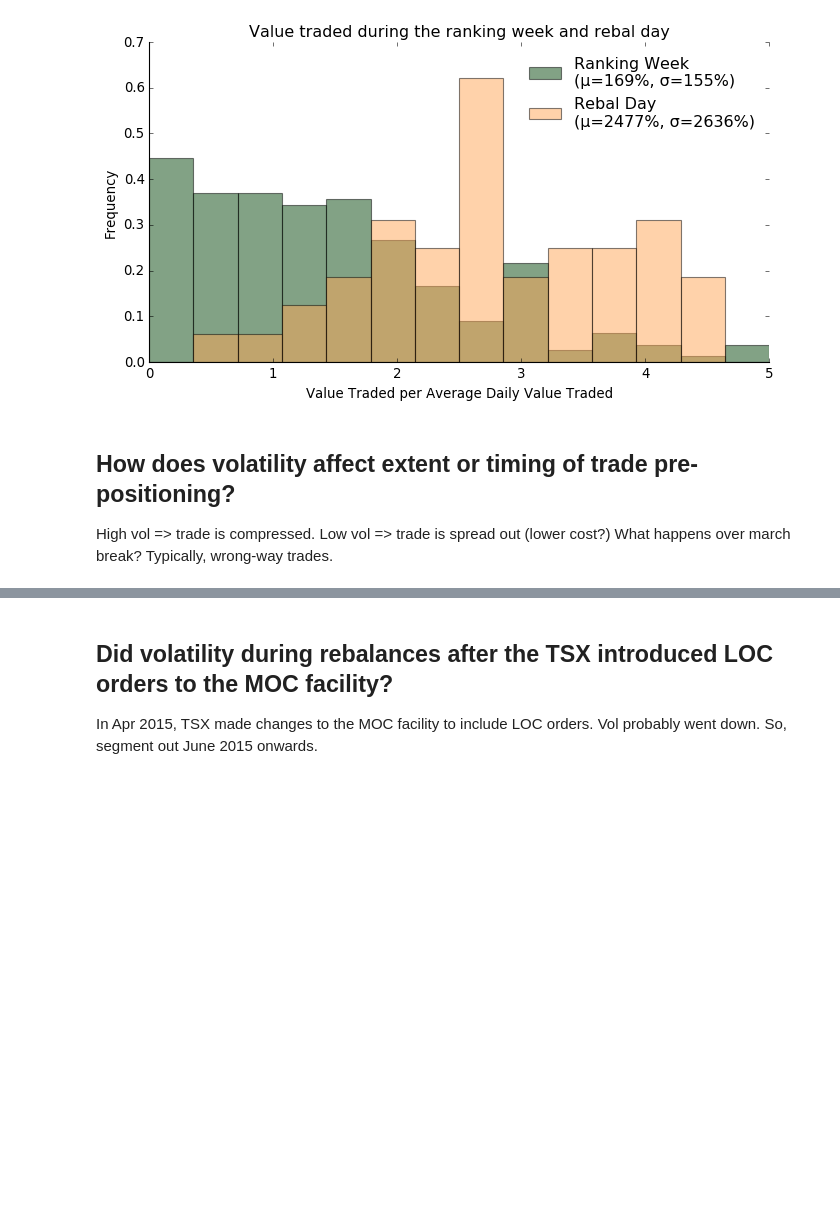
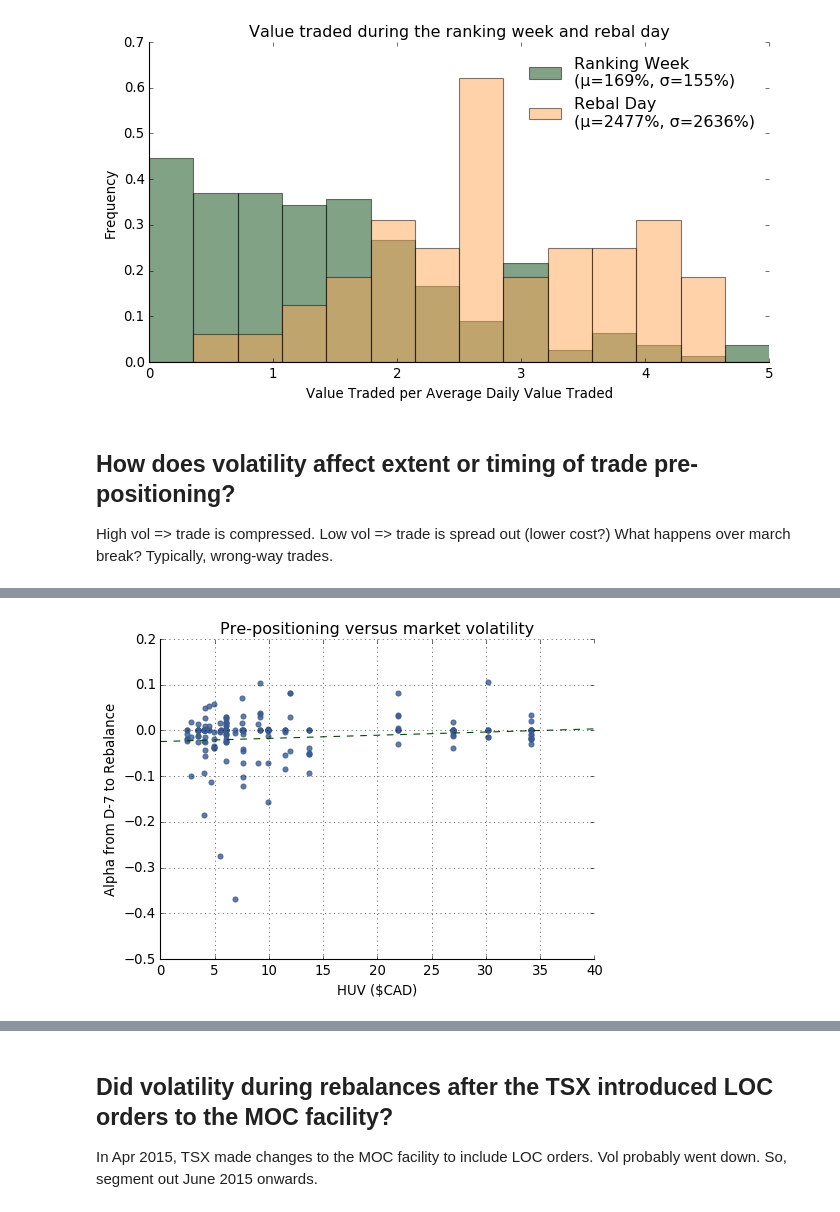
Before and after one commit to ebryce/Portfolio-Risk, a Jupyter notebook: thesis.ipynb, the cells around one changed output, grey strips where cells are left out. Drawn from its saved outputs; the diff is of its cells as text; code cells hidden in the pictures; blank space fills up the shorter version.

```diff
--- a/thesis.ipynb
+++ b/thesis.ipynb
@@ -682,7 +697,97 @@ plt.show()
 fig.savefig('\\'.join(overleaf+['ADV.png']))
 # %% [output]
 [figure]
+# %%
+if 'pct_adv_ranking' in df.columns:
+    df.drop(['pct_adv_ranking'], axis=0, inplace=True)
+df = df.merge(adv_ranking[['ticker','pct_adv_ranking']].drop_duplicates(), on=['ticker'], how='left')
 # %% [markdown]
 ## How does volatility affect extent or timing of trade pre-positioning?
 
 High vol => trade is compressed. Low vol => trade is spread out (lower cost?) What happens over march break? Typically, wrong-way trades.
+# %%
+risk_product = 'HUV'
+
+vol = allpx[allpx['symbol']==risk_product][['date','px']]
+vol.columns = ['date',risk_product]
+vol['date'] = pd.to_datetime(vol['date'])
+
+if risk_product in df.columns:
+    df.drop([risk_product],axis=0, inplace=True)
+
+df = df.merge(vol, left_on=['rebal_date'], right_on=['date'], suffixes=('','_vol'), how='left')
+# %%
+plt.style.use('classic')
+
+fig = plt.figure(figsize=(7,5))
+fig.patch.set_facecolor('white')
+
+ax = fig.add_subplot(1, 1, 1)
+
+ax.spines['left'].set_visible(True)
+ax.spines['top'].set_visible(False)
+ax.spines['right'].set_visible(False)
+ax.spines['bottom'].set_visible(True)
+ax.grid(True,axis='both',linestyle=':')
+
+days=-7
+
+plt.scatter(df.loc[df['d']==days][risk_product],
+            df.loc[df['d']==days]['alpha_to_rebal_side-adj'],
+           color='xkcd:denim blue', alpha=0.8)
+
+# Regress it!
+slope, intercept, r_value, p_value, std_err = stats.linregress(df.loc[(df['d']==days) & (df['alpha_to_rebal_side-adj'].between(-1,1))].dropna()[risk_product],
+                                                              (df.loc[(df['d']==days) & (df['alpha_to_rebal_side-adj'].between(-1,1))].dropna()['alpha_to_rebal_side-adj']))
+
+print(slope, intercept, r_value**2)
+X = np.linspace(0, 40, 2)
+Y = X*slope + intercept
+plt.plot(X, Y, color='xkcd:forest green', alpha=1, linestyle='--')
+
+plt.title('Pre-positioning versus market volatility')
+plt.ylabel('Alpha from D{Days} to Rebalance'.format(Days=days))
+plt.xlabel('{Product} ($CAD)'.format(Product=risk_product))
+
+plt.ylim(-0.5,0.2)
+plt.xlim(0,40)
+plt.show()
+fig.savefig('\\'.join(overleaf+['{RiskProduct}_pre-positioning.png'.format(RiskProduct=risk_product)]))
+
+plt.style.use('classic')
+
+fig = plt.figure(figsize=(7,5))
+fig.patch.set_facecolor('white')
+
+ax = fig.add_subplot(1, 1, 1)
+
+ax.spines['left'].set_visible(True)
+ax.spines['top'].set_visible(False)
+ax.spines['right'].set_visible(False)
+ax.spines['bottom'].set_visible(True)
+ax.grid(True,axis='both',linestyle=':')
+
+days=-7
+
+plt.scatter(df.loc[df['d']==days][risk_product],
+            df.loc[df['d']==days]['pct_adv_ranking'],
+           color='xkcd:denim blue')
+
+# Regress it!
+slope, intercept, r_value, p_value, std_err = stats.linregress(df.loc[(df['d']==days) & (df['pct_adv_ranking'].between(0,10))].dropna()[risk_product],
+                                                              (df.loc[(df['d']==days) & (df['pct_adv_ranking'].between(0,10))].dropna()['pct_adv_ranking']))
+
+print(slope, intercept, r_value**2)
+X = np.linspace(0, 40, 2)
+Y = X*slope + intercept
+plt.plot(X, Y, color='xkcd:forest green', alpha=1, linestyle='--')
+
+plt.title('Pre-positioning versus ranking week ADV')
+plt.ylabel('Ranking week ADV versus lifetime ADV')
+plt.xlabel('{Product} ($CAD)'.format(Product=risk_product))
+
+plt.ylim(0,10)
+plt.xlim(0,40)
+plt.show()
+fig.savefig('\\'.join(overleaf+['{RiskProduct}_pre-positioning_adv.png'.format(RiskProduct=risk_product)]))
+# %% [output]
@@ -688,0 +795 @@ High vol => trade is compressed. Low vol => trade is spread out (lower cost?) Wh
+[figure, added]
```
Also changed, not shown: parts of 22 cells of this notebook.
